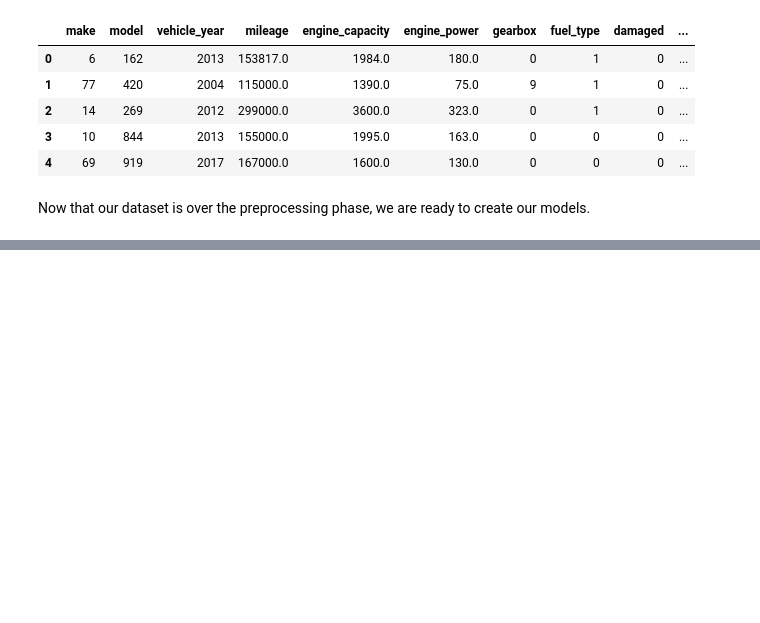
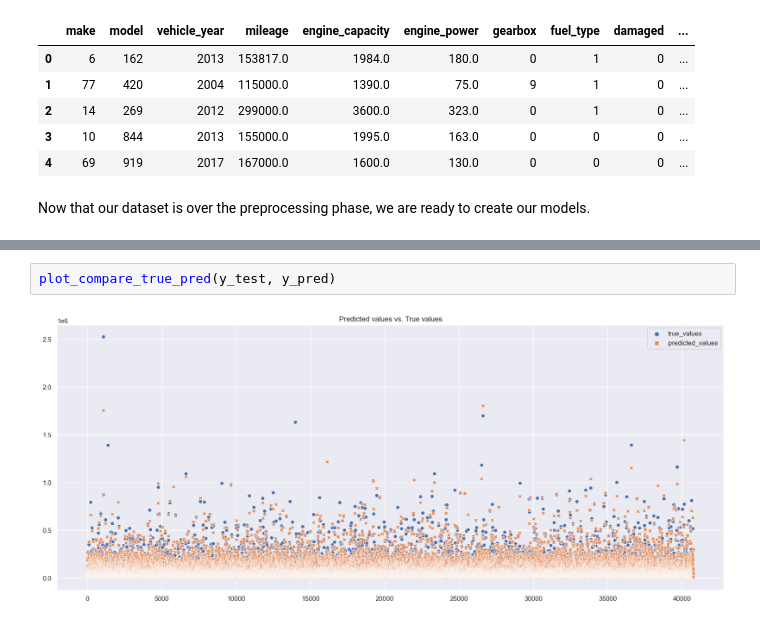
Before and after one commit to Piotr45/cars_price_prediction, a Jupyter notebook: car_price_prediction.ipynb, the cells around one changed output, grey strips where cells are left out. Cells and saved outputs as stored; diff of their text form; blank space fills up the shorter version.

```diff
--- a/car_price_prediction.ipynb
+++ b/car_price_prediction.ipynb
@@ -463,0 +536,4 @@ Now that our dataset is over the preprocessing phase, we are ready to create our
+# %%
+plot_compare_true_pred(y_test, y_pred)
+# %% [output]
+[figure, added]
```
Also changed, not shown: parts of 12 cells of this notebook, 1 other file.
